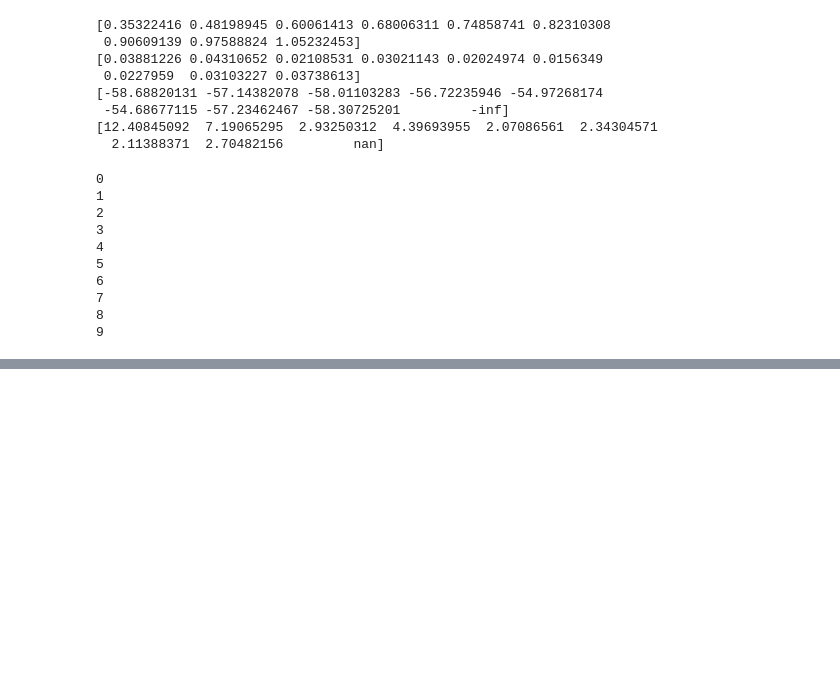
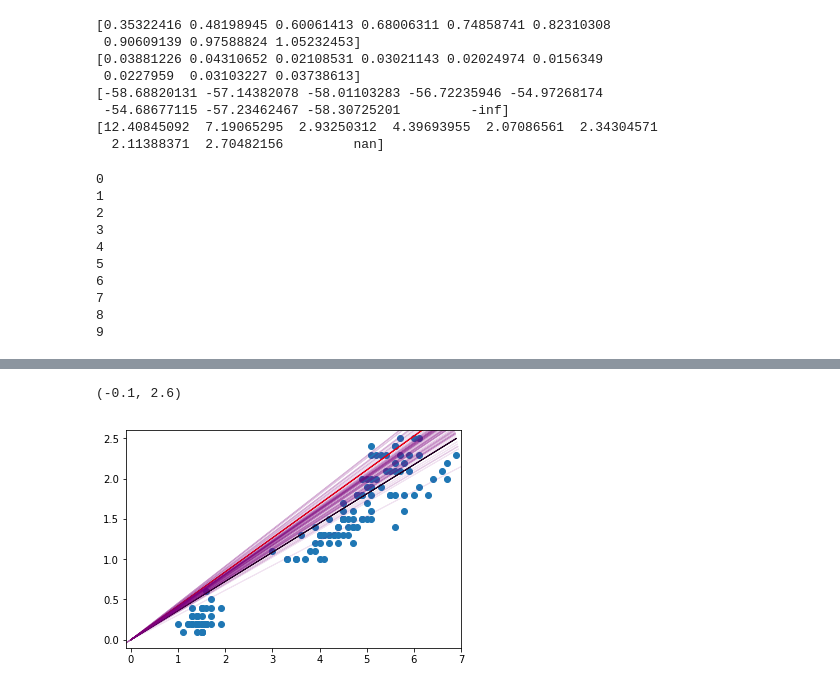
Before and after one commit to JamesAllingham/AutoImpute, a Jupyter notebook: investigations/Analyses for dissertation.ipynb, the cells around one changed output, grey strips where cells are left out. Saved outputs shown, nothing was run; the diff lists cells and outputs as text; code cells hidden in the pictures; blank space fills up the shorter version.

```diff
--- a/investigations/Analyses for dissertation.ipynb
+++ b/investigations/Analyses for dissertation.ipynb
@@ -222,0 +348,13 @@ print(np.std(lls, axis=0))
+# %%
+plt.scatter(iris.data[:,cols[0]], iris.data[:,cols[1]])
+# scale_cc = np.sqrt(pca_cc.mean_[0]**2 + pca_cc.mean_[1]**2)
+plt.arrow(0, 0, pca.components_[0,0]*scale, pca.components_[0,1]*scale,color = 'r')
+plt.arrow(0, 0, pca_cc.components_[0,0]*scale, pca_cc.components_[0,1]*scale,color = 'black')
+for i in range(num_samples):
+    plt.arrow(0, 0, components[i][0,0]*scale, components[i][0,1]*scale,color = 'purple', alpha=0.1)
+plt.xlim([-0.1,np.max(iris.data[:,cols[0]]) + 0.1])
+plt.ylim([-0.1,np.max(iris.data[:,cols[1]]) + 0.1])
+# plt.arrow(0, 0, pca.components_[1,0]*pca.explained_variance_[1], pca.components_[1,1]*pca.explained_variance_[1],color = 'r',alpha = 0.5)
+# %% [output]
+(-0.1, 2.6)
+[figure, added]
```
Also changed, not shown: parts of 39 cells of this notebook, 1 other file.
